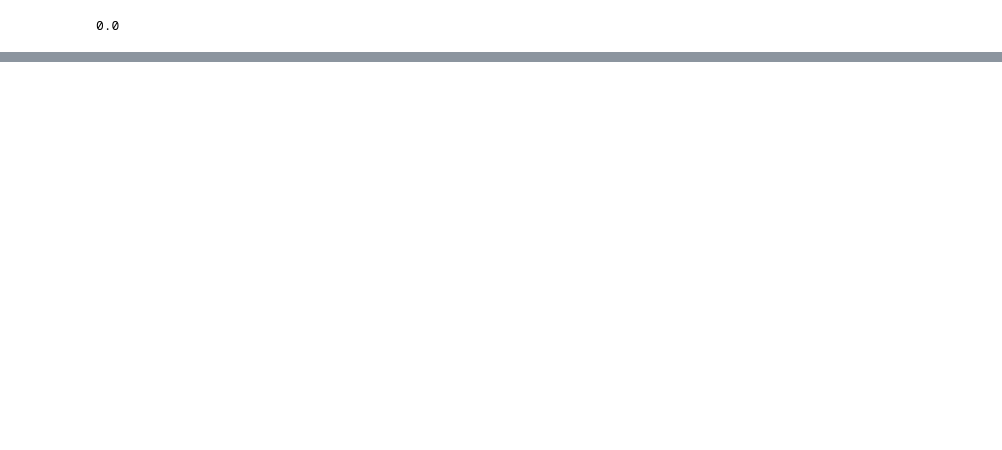
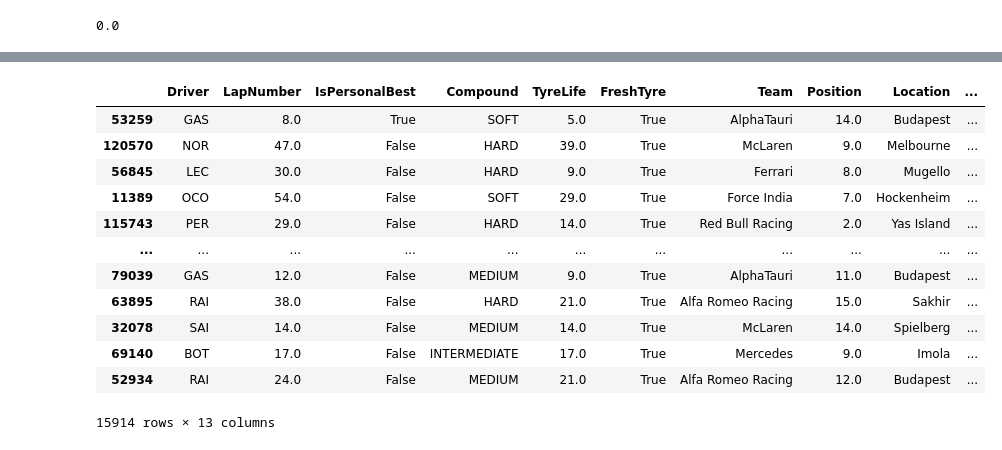
Before and after one commit to le-dav/f1-binottor, a Jupyter notebook: notebooks/model_trials.ipynb, the cells around one changed output, grey strips where cells are left out. Saved outputs shown, nothing was run; the diff lists cells and outputs as text; code cells hidden in the pictures; blank space fills up the shorter version.

```diff
--- a/notebooks/model_trials.ipynb
+++ b/notebooks/model_trials.ipynb
@@ -664,0 +563,16 @@ third_precision
+# %%
+X_test
+# %% [output]
+|  | Driver | LapNumber | IsPersonalBest | Compound | TyreLife | FreshTyre | Team | Position | Location | ... |
+| 53259 | GAS | 8.0 | True | SOFT | 5.0 | True | AlphaTauri | 14.0 | Budapest | ... |
+| 120570 | NOR | 47.0 | False | HARD | 39.0 | True | McLaren | 9.0 | Melbourne | ... |
+| 56845 | LEC | 30.0 | False | HARD | 9.0 | True | Ferrari | 8.0 | Mugello | ... |
+| 11389 | OCO | 54.0 | False | SOFT | 29.0 | True | Force India | 7.0 | Hockenheim | ... |
+| 115743 | PER | 29.0 | False | HARD | 14.0 | True | Red Bull Racing | 2.0 | Yas Island | ... |
+| ... | ... | ... | ... | ... | ... | ... | ... | ... | ... | ... |
+| 79039 | GAS | 12.0 | False | MEDIUM | 9.0 | True | AlphaTauri | 11.0 | Budapest | ... |
+| 63895 | RAI | 38.0 | False | HARD | 21.0 | True | Alfa Romeo Racing | 15.0 | Sakhir | ... |
+| 32078 | SAI | 14.0 | False | MEDIUM | 14.0 | True | McLaren | 14.0 | Spielberg | ... |
+| 69140 | BOT | 17.0 | False | INTERMEDIATE | 17.0 | True | Mercedes | 9.0 | Imola | ... |
+| 52934 | RAI | 24.0 | False | MEDIUM | 21.0 | True | Alfa Romeo Racing | 12.0 | Budapest | ... |
+15914 rows × 13 columns
```
Also changed, not shown: parts of 70 cells of this notebook.
